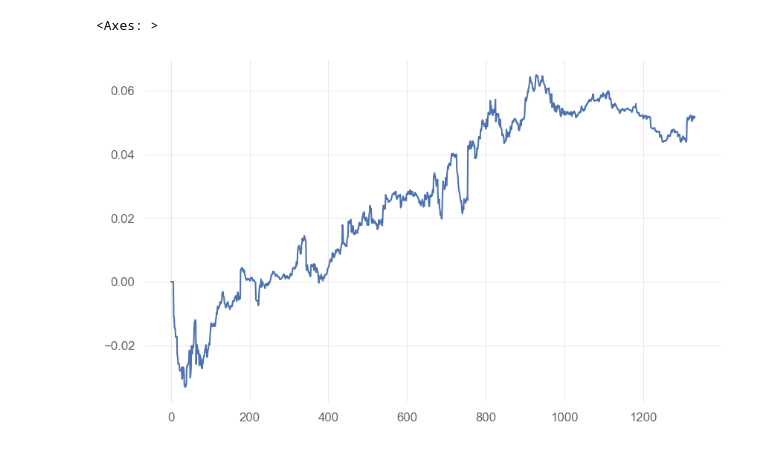
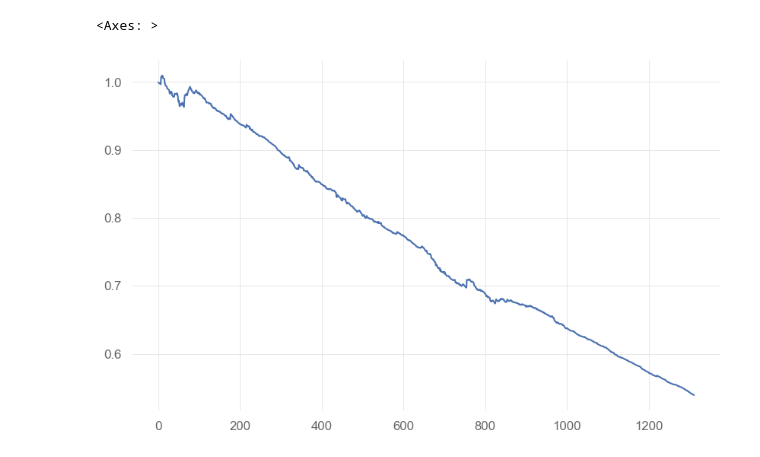
Before and after one commit to sharavsambuu/trading-cost-analysis, a Jupyter notebook: btcspot_macross_backtesting_1m.ipynb, the cells around one changed output. Drawn from its saved outputs; the diff is of its cells as text; code cells hidden in the pictures.

```diff
--- a/btcspot_macross_backtesting_1m.ipynb
+++ b/btcspot_macross_backtesting_1m.ipynb
@@ -17,7 +21,9 @@ import numpy             as np
 import quantstats        as qs
 import matplotlib.pyplot as plt
 # %%
-df_ = pd.read_csv("./data/crypto-spot/BTCUSDT.csv", parse_dates=True, index_col=0)
+#%%
+
+df_ = pd.read_csv("./data/BTCUSDT/BTCUSDT.csv", parse_dates=True, index_col=0)
 df_.index = pd.to_datetime(df_.index, format='mixed')
 df_.index = pd.DatetimeIndex(df_.index)
 df_
@@ -125,5 +143,7 @@ Signal
 Name: count, dtype: int64
 # %%
+#%%
+
 # Position tracking
 
 position         = 0
@@ -140,7 +160,7 @@ for index, row in df_eval.iterrows():
             exit_timestamp = index
             exit_price     = row['Close']
             pct_change     = (exit_price - entry_price) / entry_price
-            position_history.append((entry_timestamp, exit_timestamp, entry_price, exit_price, pct_change))
+            position_history.append((entry_timestamp, exit_timestamp, entry_price, exit_price, pct_change, position))
 
         # Enter new position
         if row['Signal'] == 1:
@@ -153,7 +173,7 @@ for index, row in df_eval.iterrows():
 
         position = row['Signal']
 
-position_df = pd.DataFrame(position_history, columns=['Entry Time', 'Exit Time', 'Entry Price', 'Exit Price', 'Pct Change'])
+position_df = pd.DataFrame(position_history, columns=['Entry Time', 'Exit Time', 'Entry Price', 'Exit Price', 'Pct Change', 'Position'])
 
 position_df
 # %% [output]
@@ -172,0 +193,8 @@ position_df
+# %%
+#%%
+
+position_df['StrategyReturn'] = position_df['Pct Change'] * position_df['Position']
+position_df['StrategyCumsum'] = position_df['StrategyReturn'].cumsum()
+
+# Naive cumulative sum
+position_df['StrategyCumsum'].plot()
@@ -172,0 +204,12 @@ position_df
+# %%
+#%%
+
+# Cost adjustment
+position_df['LogReturn'] = (1+position_df['StrategyReturn']).apply(np.log)
+
+taker_fee_pct        = 0.05  # Binance taker fee is 0.05%
+transaction_cost_log = np.log(1-taker_fee_pct/100.0)
+position_df['AdjustedLogReturn'] = position_df['LogReturn'] + transaction_cost_log
+
+position_df['CumRet'            ] = 1+position_df['StrategyReturn'].cumsum()
+position_df['CostAdjustedCumRet'] = position_df['AdjustedLogReturn'].cumsum().apply(np.exp)
@@ -173,6 +224,7 @@ position_df
 # %%
-# Naive strategy performance
-position_df['Pct Change'].cumsum().plot()
+#%%
+
+position_df['CostAdjustedCumRet'].plot()
 # %% [output]
 <Axes: >
-[figure, old version]
+[figure, new version]
```
Also changed, not shown: parts of 15 cells of this notebook, 1 other file.
